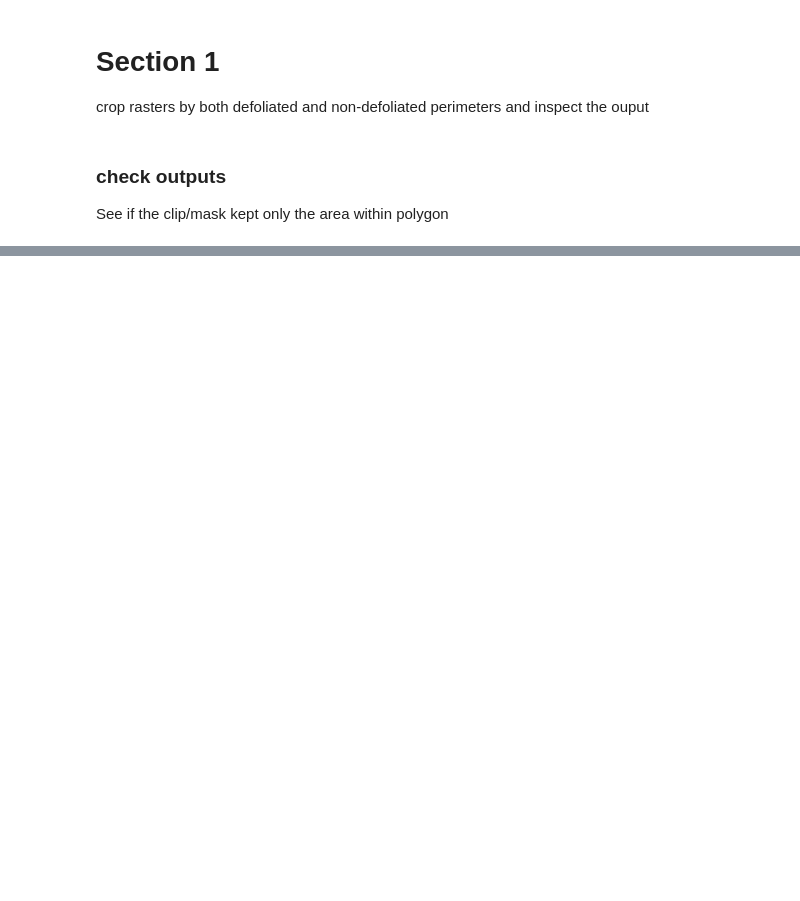
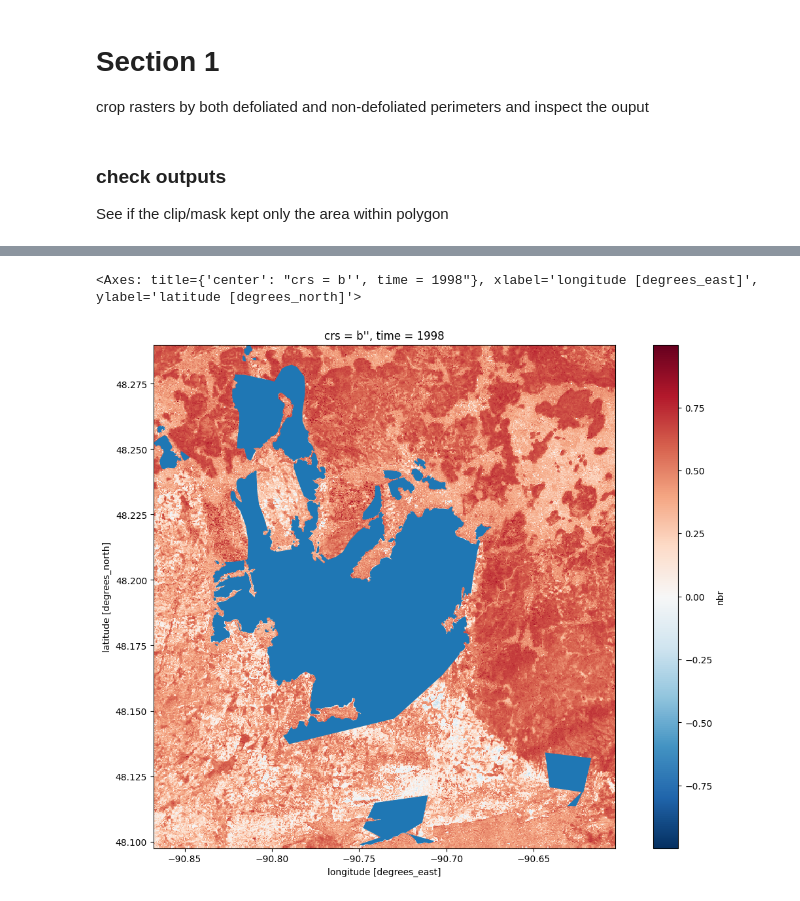
Before and after one commit to jackagoldman/spectral-recovery, a Jupyter notebook: py/raster_processing.ipynb, the cells around one changed output, grey strips where cells are left out. Saved outputs shown, nothing was run; the diff lists cells and outputs as text; code cells hidden in the pictures; blank space fills up the shorter version.

```diff
--- a/py/raster_processing.ipynb
+++ b/py/raster_processing.ipynb
@@ -104,0 +214,6 @@ t[1].squeeze().plot.imshow()
+# %%
+defol = gpd.read_file("/Users/jgoldman/Desktop/OneDrive - University of Toronto/Data/chapter_3/on-qc-defol.shp")
+# change fire id column to match
+defol['Fire_ID']= defol['Fire_ID'].str.split('_').str[:2].str.join('_')
+
+defol.head()
@@ -104,0 +233,4 @@ t[1].squeeze().plot.imshow()
+# %%
+nbac3
+thu= nbac3[nbac3.Fire_ID == "THU37_2007"]
+thu2 = defol[defol.Fire_ID == "THU37_2007"]
@@ -104,0 +244,7 @@ t[1].squeeze().plot.imshow()
+# %%
+fig, ax = plt.subplots(figsize=(15, 10))
+air2d.plot(ax=ax)
+thu2.plot(ax=ax)    # Plot the vector data on the subplot
+# %% [output]
+<Axes: title={'center': "crs = b'', time = 1998"}, xlabel='longitude [degrees_east]', ylabel='latitude [degrees_north]'>
+[figure, added]
```
Also changed, not shown: parts of 25 cells of this notebook.
